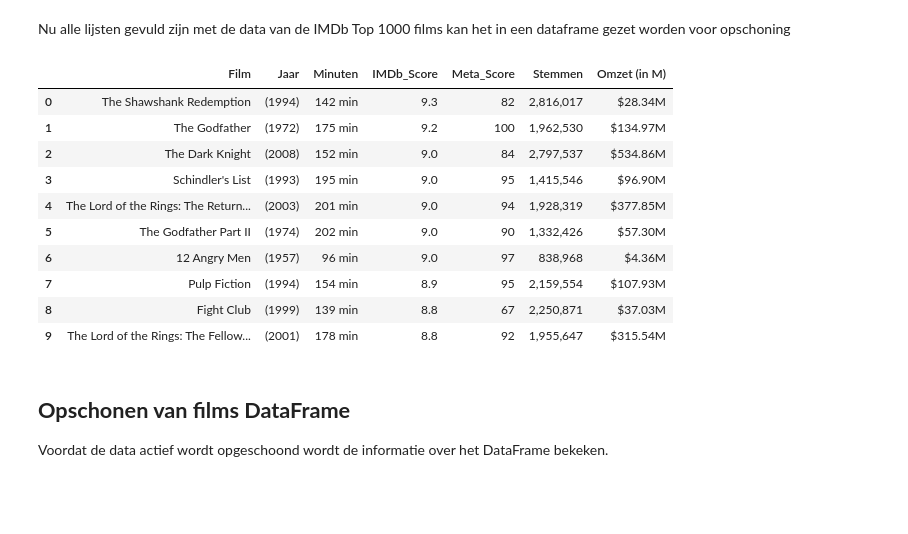
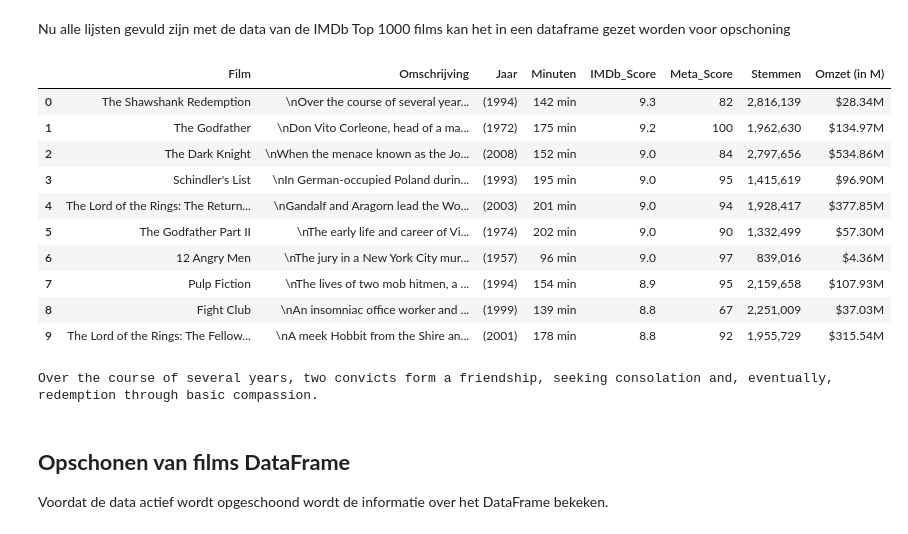
Before and after one commit to BJHeemskerk/Data3, a Jupyter notebook: CineClassify.ipynb, the cells around one changed output. Cells and saved outputs as stored; diff of their text form; code cells hidden in the pictures; blank space fills up the shorter version.

Commit message:
Webscraping added Short Sum, Age-cert and genres

```diff
--- a/CineClassify.ipynb
+++ b/CineClassify.ipynb
@@ -26,6 +26,10 @@ imdb_scores = []
 meta_scores = []
 stemmen = []
 us_omzet = []
+omschrijving = []
+certificaat = []
+genre = []
+regisseur = []
 
 # Verkrijgen van de engelse namen van films
 en_titel = {'Accept-Language': 'en-US, en;q=0.5'}
@@ -62,10 +66,23 @@ for p in pagina:
         # Jaartal
         jaartal.append(item.h3.find('span', class_='lister-item-year').text)
 
+        # Regisseur
+        # regi =
+
+        # Leeftijd certificatie
+        cert = (item.find('span', class_='certificate').text
+                if item.p.find('span', class_='certificate') else 'NotFound')
+        certificaat.append(cert)
+
         # Lengte
         runtime = (item.find('span', class_='runtime').text
                     if item.p.find('span', class_='runtime') else 'NotFound')
         lengte.append(runtime)
+
+        # Genre
+        gen = (item.find('span', class_='runtime').text
+                if item.p.find('span', class_='runtime') else 'NotFound')
+        genre.append(gen)
 
         # IMDb rating
         imdb_scores.append(float(item.strong.text))
@@ -75,6 +92,10 @@ for p in pagina:
                     if item.find('span', class_='metascore') else 'NotFound')
         meta_scores.append(m_score)
 
+        # Omschrijving
+        desc = item.find_all('p', class_='text-muted')
+        omschrijving.append(desc[1].text)
+
         # Stemmen en Omzet
         so = item.find_all('span', attrs={'name':'nv'})
         stemmen.append(so[0].text)
@@ -107,29 +116,36 @@ Nu alle lijsten gevuld zijn met de data van de IMDb Top 1000 films kan het in ee
 # %%
 # Aanmaken van een dataframe
 films = pd.DataFrame(
     {'Film' : titel,
-    'Jaar' : jaartal,
-    'Minuten' : lengte,
-    'IMDb_Score' : imdb_scores,
-    'Meta_Score' : meta_scores,
-    'Stemmen' : stemmen,
-    'Omzet (in M)' : us_omzet}
+     'Omschrijving' : omschrijving,
+     'Age_Rating' : certificaat,
+     'Genres' : genre,
+     'Jaar' : jaartal,
+     'Minuten' : lengte,
+     'IMDb_Score' : imdb_scores,
+     'Meta_Score' : meta_scores,
+     'Stemmen' : stemmen,
+     'Omzet (in M)' : us_omzet}
 )
 
 # Tonen van de eerste 10 regels
 films.head(10)
 # %% [output]
-|  | Film | Jaar | Minuten | IMDb_Score | Meta_Score | Stemmen | Omzet (in M) |
-| 0 | The Shawshank Redemption | (1994) | 142 min | 9.3 | 82 | 2,816,017 | $28.34M |
-| 1 | The Godfather | (1972) | 175 min | 9.2 | 100 | 1,962,530 | $134.97M |
-| 2 | The Dark Knight | (2008) | 152 min | 9.0 | 84 | 2,797,537 | $534.86M |
-| 3 | Schindler's List | (1993) | 195 min | 9.0 | 95 | 1,415,546 | $96.90M |
-| 4 | The Lord of the Rings: The Return... | (2003) | 201 min | 9.0 | 94 | 1,928,319 | $377.85M |
-| 5 | The Godfather Part II | (1974) | 202 min | 9.0 | 90 | 1,332,426 | $57.30M |
-| 6 | 12 Angry Men | (1957) | 96 min | 9.0 | 97 | 838,968 | $4.36M |
-| 7 | Pulp Fiction | (1994) | 154 min | 8.9 | 95 | 2,159,554 | $107.93M |
-| 8 | Fight Club | (1999) | 139 min | 8.8 | 67 | 2,250,871 | $37.03M |
-| 9 | The Lord of the Rings: The Fellow... | (2001) | 178 min | 8.8 | 92 | 1,955,647 | $315.54M |
+|  | Film | Omschrijving | Jaar | Minuten | IMDb_Score | Meta_Score | Stemmen | Omzet (in M) |
+| 0 | The Shawshank Redemption | \nOver the course of several year... | (1994) | 142 min | 9.3 | 82 | 2,816,139 | $28.34M |
+| 1 | The Godfather | \nDon Vito Corleone, head of a ma... | (1972) | 175 min | 9.2 | 100 | 1,962,630 | $134.97M |
+| 2 | The Dark Knight | \nWhen the menace known as the Jo... | (2008) | 152 min | 9.0 | 84 | 2,797,656 | $534.86M |
+| 3 | Schindler's List | \nIn German-occupied Poland durin... | (1993) | 195 min | 9.0 | 95 | 1,415,619 | $96.90M |
+| 4 | The Lord of the Rings: The Return... | \nGandalf and Aragorn lead the Wo... | (2003) | 201 min | 9.0 | 94 | 1,928,417 | $377.85M |
+| 5 | The Godfather Part II | \nThe early life and career of Vi... | (1974) | 202 min | 9.0 | 90 | 1,332,499 | $57.30M |
+| 6 | 12 Angry Men | \nThe jury in a New York City mur... | (1957) | 96 min | 9.0 | 97 | 839,016 | $4.36M |
+| 7 | Pulp Fiction | \nThe lives of two mob hitmen, a ... | (1994) | 154 min | 8.9 | 95 | 2,159,658 | $107.93M |
+| 8 | Fight Club | \nAn insomniac office worker and ... | (1999) | 139 min | 8.8 | 67 | 2,251,009 | $37.03M |
+| 9 | The Lord of the Rings: The Fellow... | \nA meek Hobbit from the Shire an... | (2001) | 178 min | 8.8 | 92 | 1,955,729 | $315.54M |
+# %%
+print(films['Omschrijving'].iloc[0])
+# %% [output]
+Over the course of several years, two convicts form a friendship, seeking consolation and, eventually, redemption through basic compassion.
 # %% [markdown]
 ## **Opschonen van films DataFrame**
 
```
Also changed, not shown: parts of 5 cells of this notebook, 1 other file.
